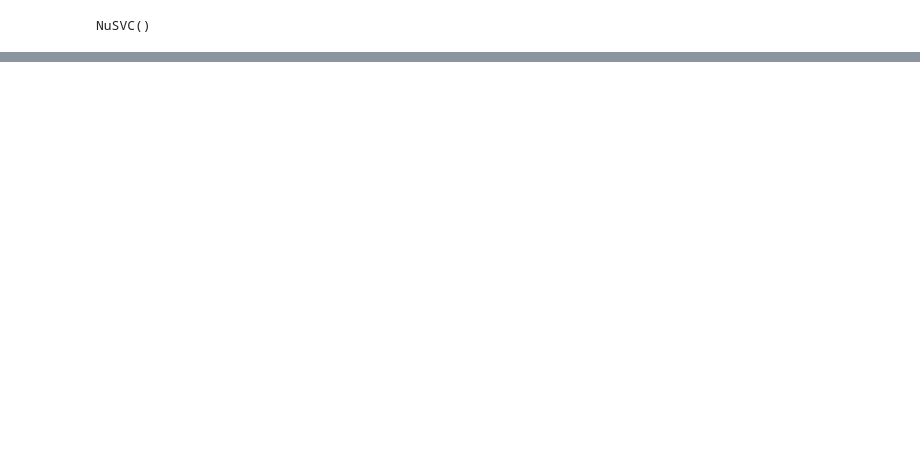
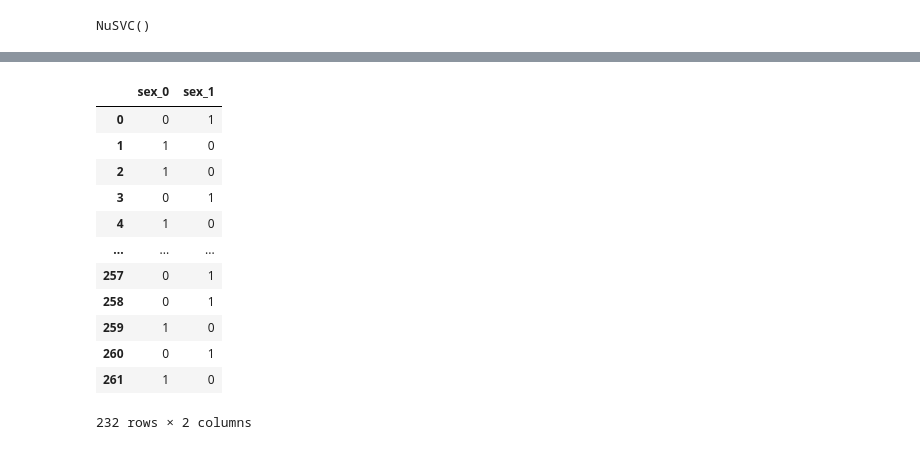
Before and after one commit to GerardDD/PR_Final_PeriapicalRadiography_Classification, a Jupyter notebook: Modelo/Model_creation.ipynb, the cells around one changed output, grey strips where cells are left out. Cells and saved outputs as stored; diff of their text form; code cells hidden in the pictures; blank space fills up the shorter version.

```diff
--- a/Modelo/Model_creation.ipynb
+++ b/Modelo/Model_creation.ipynb
@@ -179,0 +250,16 @@ weighted avg       0.62      0.60      0.59        53
+# %%
+encoder.fit_transform(df['sex'])
+# %% [output]
+|  | sex_0 | sex_1 |
+| 0 | 0 | 1 |
+| 1 | 1 | 0 |
+| 2 | 1 | 0 |
+| 3 | 0 | 1 |
+| 4 | 1 | 0 |
+| ... | ... | ... |
+| 257 | 0 | 1 |
+| 258 | 0 | 1 |
+| 259 | 1 | 0 |
+| 260 | 0 | 1 |
+| 261 | 1 | 0 |
+232 rows × 2 columns
```
Also changed, not shown: parts of 38 cells of this notebook, 2 other files.
